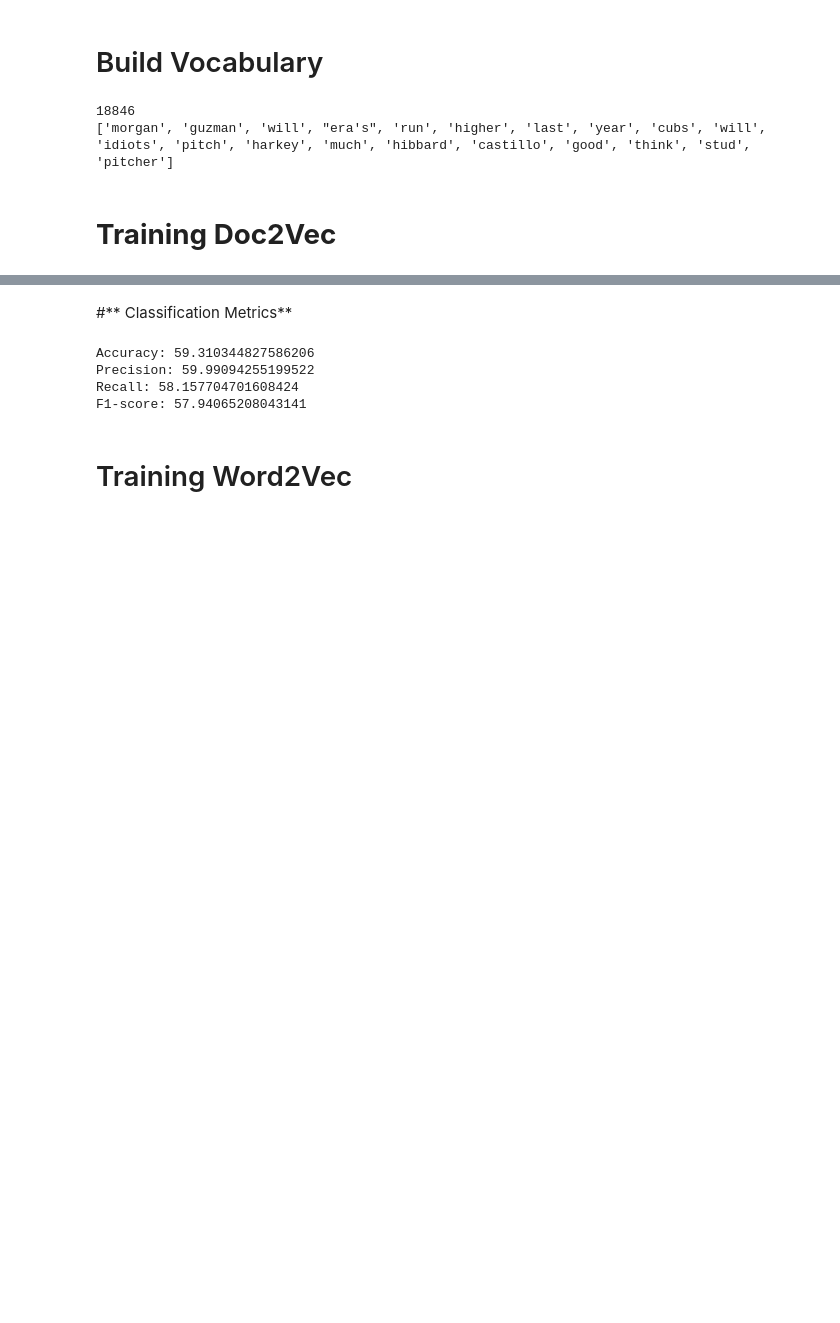
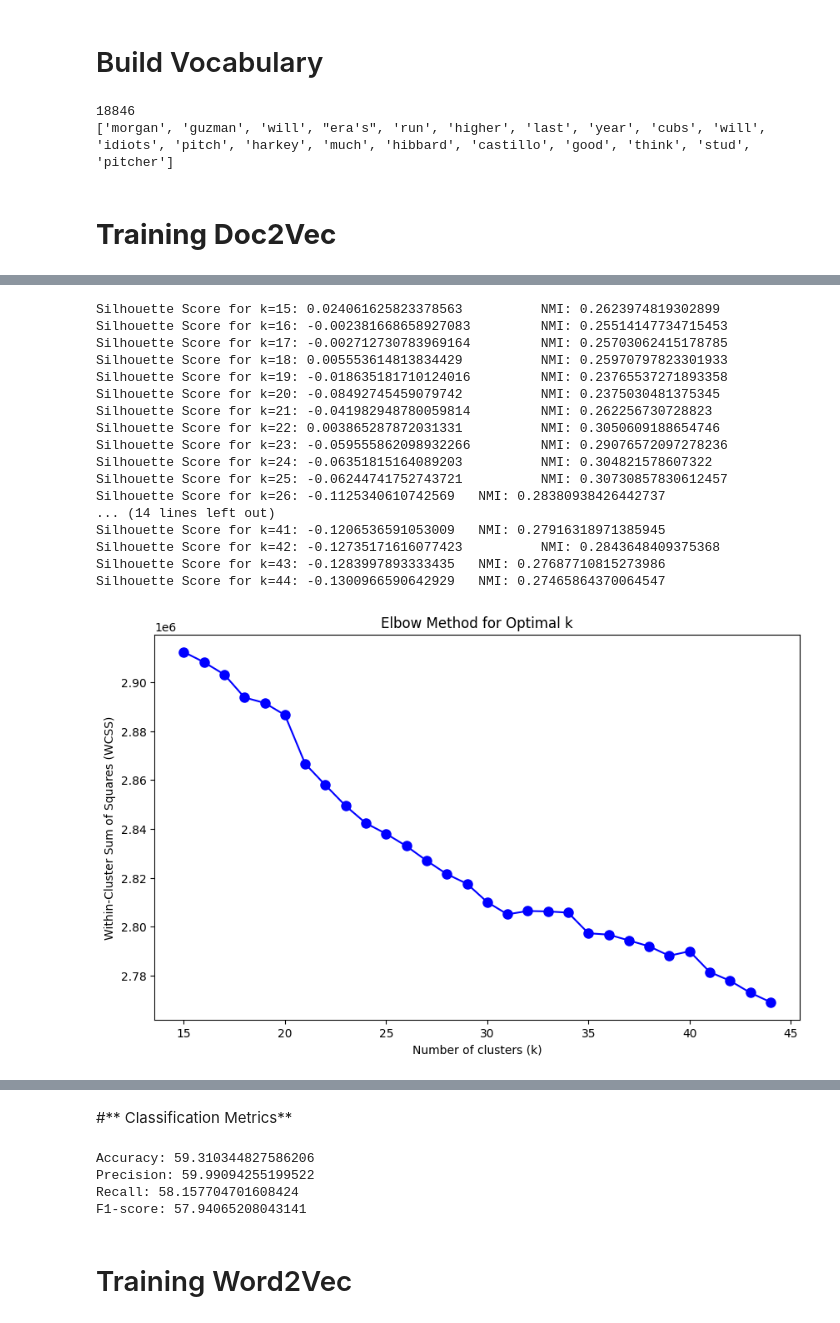
Before and after one commit to chethana613/document_clustering, a Jupyter notebook: Data_Clustering_Project_KMeans.ipynb, the cells around one changed output, grey strips where cells are left out. Cells and saved outputs as stored; diff of their text form; code cells hidden in the pictures; blank space fills up the shorter version.

```diff
--- a/Data_Clustering_Project_KMeans.ipynb
+++ b/Data_Clustering_Project_KMeans.ipynb
@@ -238,3 +240,50 @@ Silhouette Score for k=24: -0.12880408763885498          NMI: 0.2778370960072599
+# %%
+#Finding Cluster value
+
+from sklearn.metrics import silhouette_score
+from sklearn.metrics import normalized_mutual_info_score
+
+# Calculate silhouette scores for k values around the suspected optimal number
+k_values = range(15, 45)
+silhouette_scores = []
+wcss = []
+
+for k in k_values:
+    kmeans = KMeans(n_clusters=k, random_state=42)
+    clusters = kmeans.fit_predict(doc_vectors)
+    wcss.append(kmeans.inertia_)
+    silhouette_avg = silhouette_score(doc_vectors, clusters)
+    silhouette_scores.append(silhouette_avg)
+    nmi = normalized_mutual_info_score(gnd_labels, clusters)
+    print(f"Silhouette Score for k={k}: {silhouette_avg} \t NMI: {nmi}")
+
+
+# Plot elbow graph
+plt.figure(figsize=(10, 6))
+plt.plot(k_values, wcss, 'bo-', markersize=8)
+plt.xlabel('Number of clusters (k)')
+plt.ylabel('Within-Cluster Sum of Squares (WCSS)')
+plt.title('Elbow Method for Optimal k')
+plt.show()
+# %% [output]
+Silhouette Score for k=15: 0.024061625823378563          NMI: 0.2623974819302899
+Silhouette Score for k=16: -0.002381668658927083         NMI: 0.25514147734715453
+Silhouette Score for k=17: -0.002712730783969164         NMI: 0.25703062415178785
+Silhouette Score for k=18: 0.005553614813834429          NMI: 0.25970797823301933
+Silhouette Score for k=19: -0.018635181710124016         NMI: 0.23765537271893358
+Silhouette Score for k=20: -0.08492745459079742          NMI: 0.2375030481375345
+Silhouette Score for k=21: -0.041982948780059814         NMI: 0.262256730728823
+Silhouette Score for k=22: 0.003865287872031331          NMI: 0.3050609188654746
+Silhouette Score for k=23: -0.059555862098932266         NMI: 0.29076572097278236
+Silhouette Score for k=24: -0.06351815164089203          NMI: 0.304821578607322
+Silhouette Score for k=25: -0.06244741752743721          NMI: 0.30730857830612457
+Silhouette Score for k=26: -0.1125340610742569   NMI: 0.28380938426442737
+... (14 lines left out)
+Silhouette Score for k=41: -0.1206536591053009   NMI: 0.27916318971385945
+Silhouette Score for k=42: -0.12735171616077423          NMI: 0.2843648409375368
+Silhouette Score for k=43: -0.1283997893333435   NMI: 0.27687710815273986
+Silhouette Score for k=44: -0.1300966590642929   NMI: 0.27465864370064547
+[figure, added]
 # %%
 #Finding Cluster value
 
```
Also changed, not shown: parts of 4 cells of this notebook.
